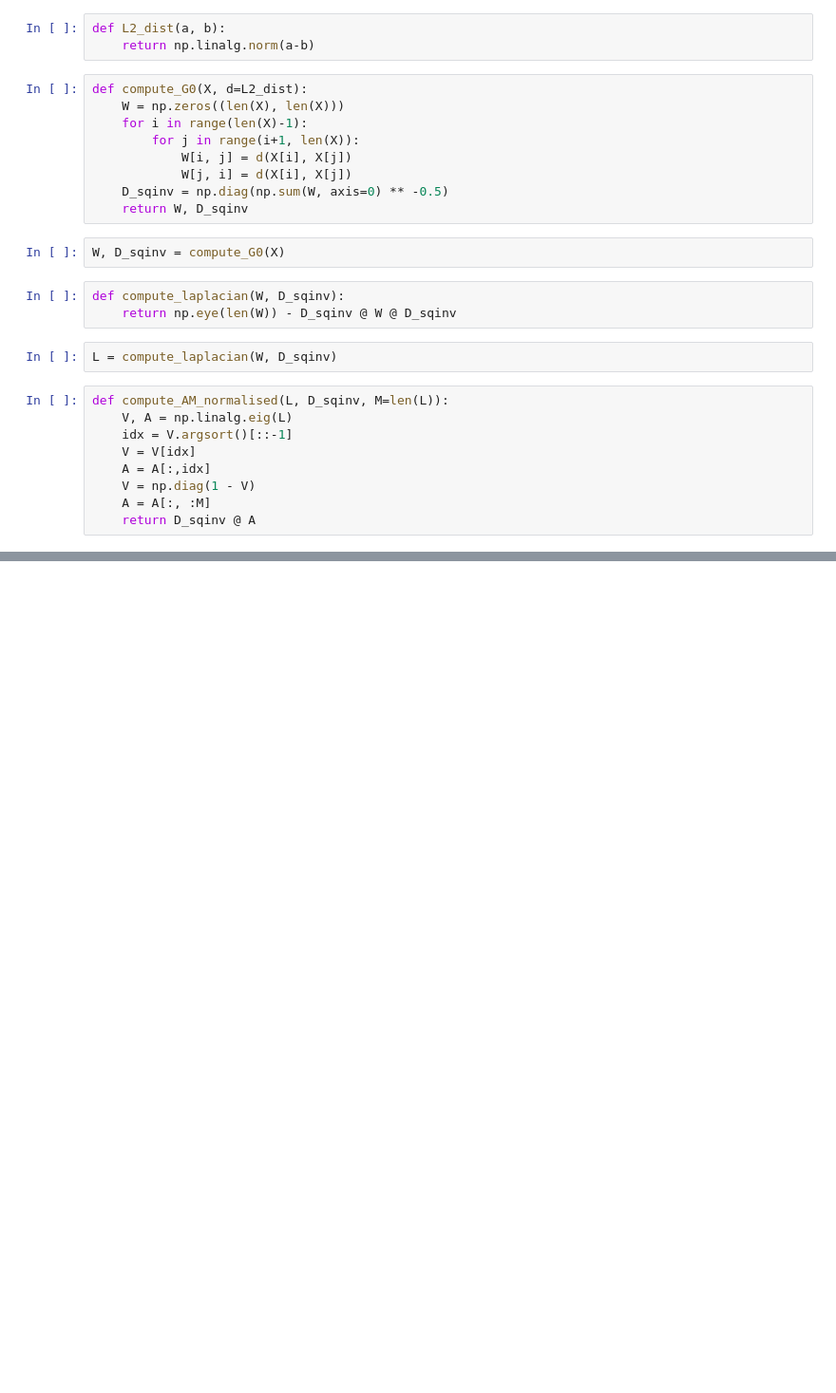
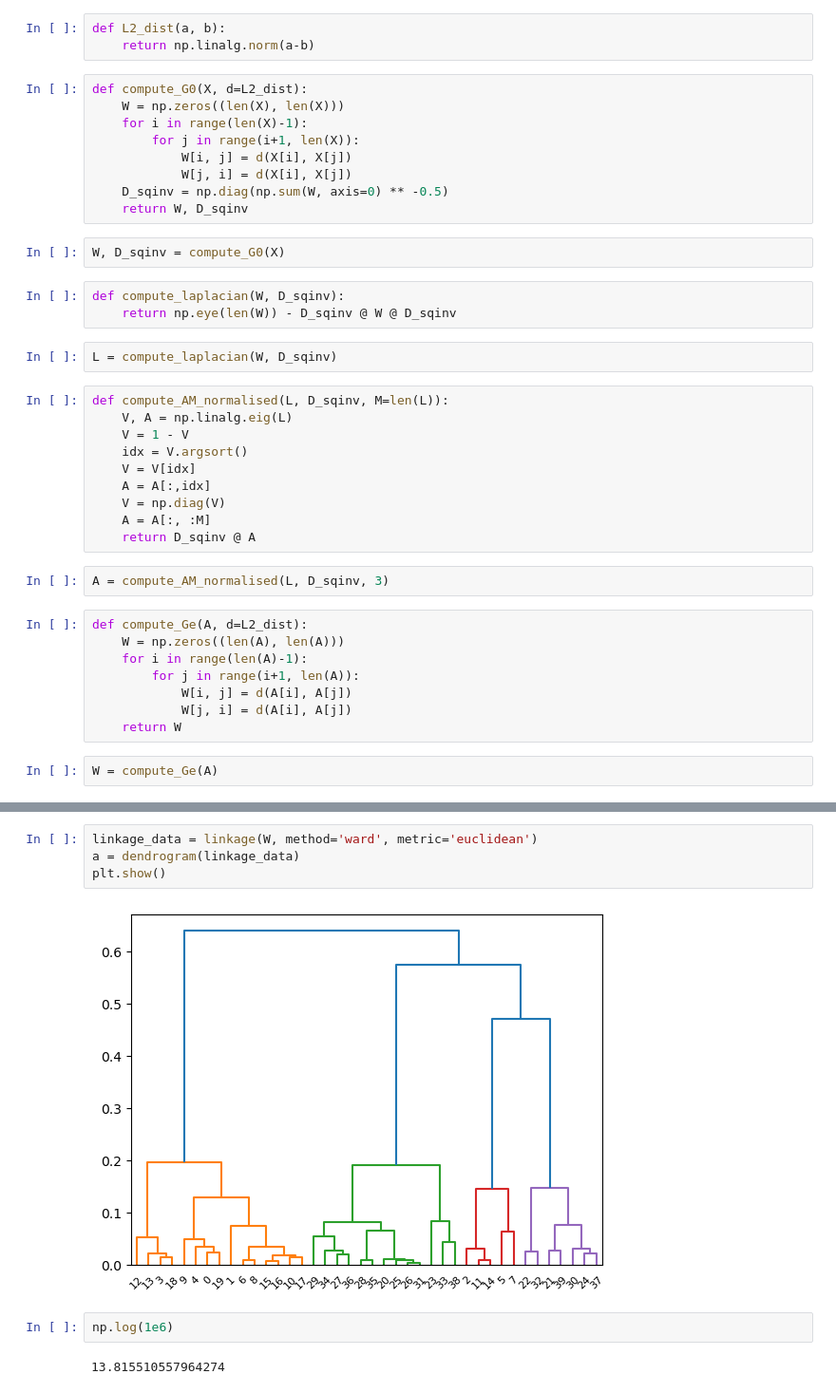
Before and after one commit to coni26/Contrario_clustering, a Jupyter notebook: notebook_0.ipynb, the cells around one changed output, grey strips where cells are left out. Shown: that part at 95% size. Drawn from its saved outputs; the diff is of its cells as text; blank space fills up the shorter version.

```diff
--- a/notebook_0.ipynb
+++ b/notebook_0.ipynb
@@ -26,9 +29,22 @@ L = compute_laplacian(W, D_sqinv)
 # %%
 def compute_AM_normalised(L, D_sqinv, M=len(L)):
     V, A = np.linalg.eig(L)
-    idx = V.argsort()[::-1]
+    V = 1 - V
+    idx = V.argsort()
     V = V[idx]
     A = A[:,idx]
-    V = np.diag(1 - V)
+    V = np.diag(V)
     A = A[:, :M]
     return D_sqinv @ A
+# %%
+A = compute_AM_normalised(L, D_sqinv, 3)
+# %%
+def compute_Ge(A, d=L2_dist):
+    W = np.zeros((len(A), len(A)))
+    for i in range(len(A)-1):
+        for j in range(i+1, len(A)):
+            W[i, j] = d(A[i], A[j])
+            W[j, i] = d(A[i], A[j])
+    return W
+# %%
+W = compute_Ge(A)
@@ -34,0 +79,10 @@ def compute_AM_normalised(L, D_sqinv, M=len(L)):
+# %%
+linkage_data = linkage(W, method='ward', metric='euclidean')
+a = dendrogram(linkage_data)
+plt.show()
+# %% [output]
+[figure, added]
+# %%
+np.log(1e6)
+# %% [output]
+13.815510557964274
```
Also changed, not shown: parts of 6 cells of this notebook.
